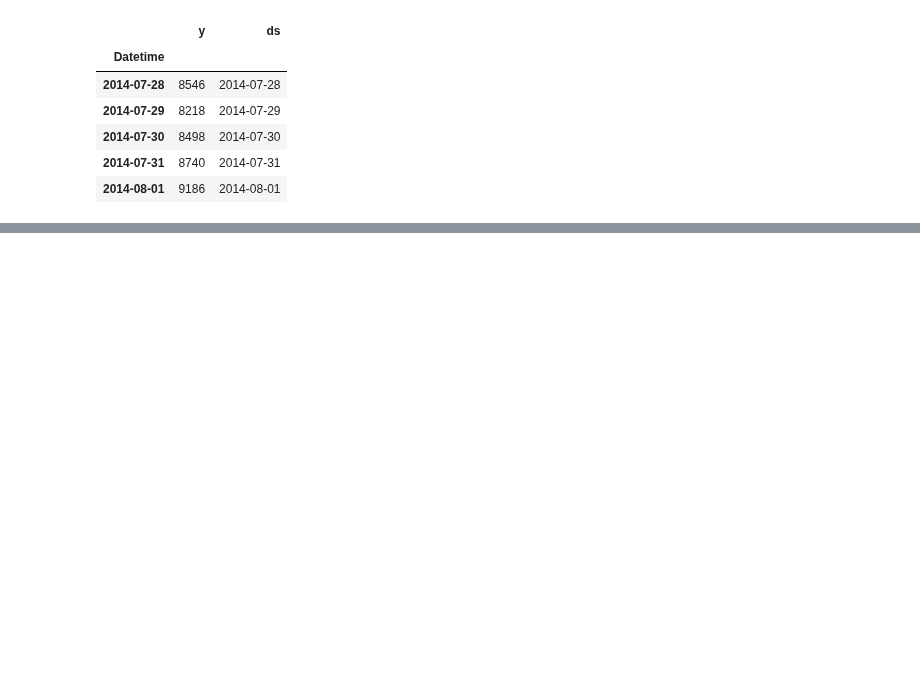
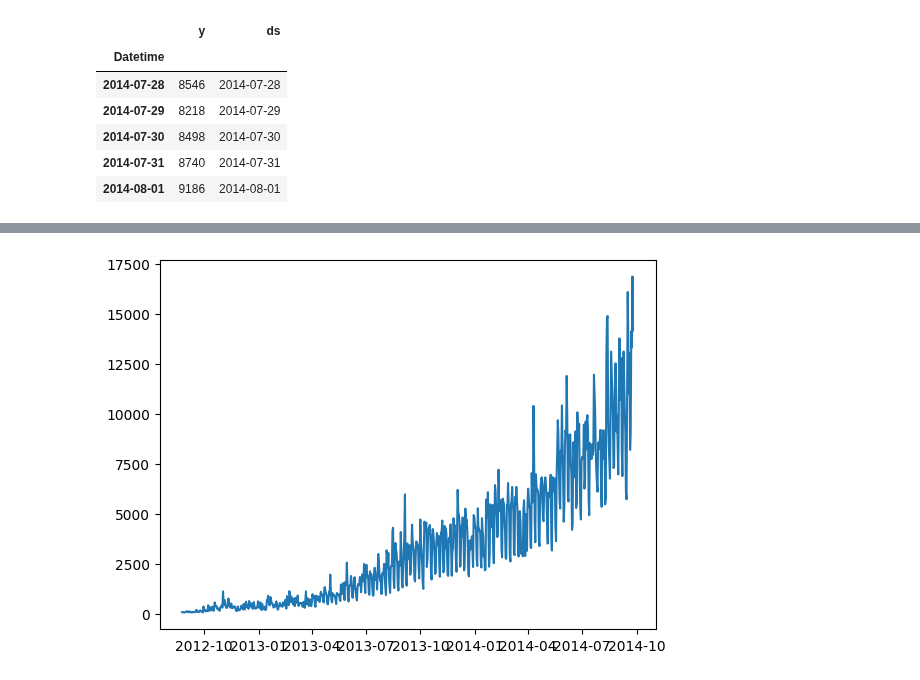
Before and after one commit to BhavyaT-135/Python-ML-Bootcamp, a Jupyter notebook: 08_traffic_forecast_time_series/traffic_forecast_time_series.ipynb, the cells around one changed output, grey strips where cells are left out. Saved outputs shown, nothing was run; the diff lists cells and outputs as text; code cells hidden in the pictures; blank space fills up the shorter version.

```diff
--- a/08_traffic_forecast_time_series/traffic_forecast_time_series.ipynb
+++ b/08_traffic_forecast_time_series/traffic_forecast_time_series.ipynb
@@ -139,0 +197,6 @@ test.head()
+# %%
+# Input Data
+plt.plot(df['ds'], df['y'])
+plt.show()
+# %% [output]
+[figure, added]
```
Also changed, not shown: parts of 10 cells of this notebook.
